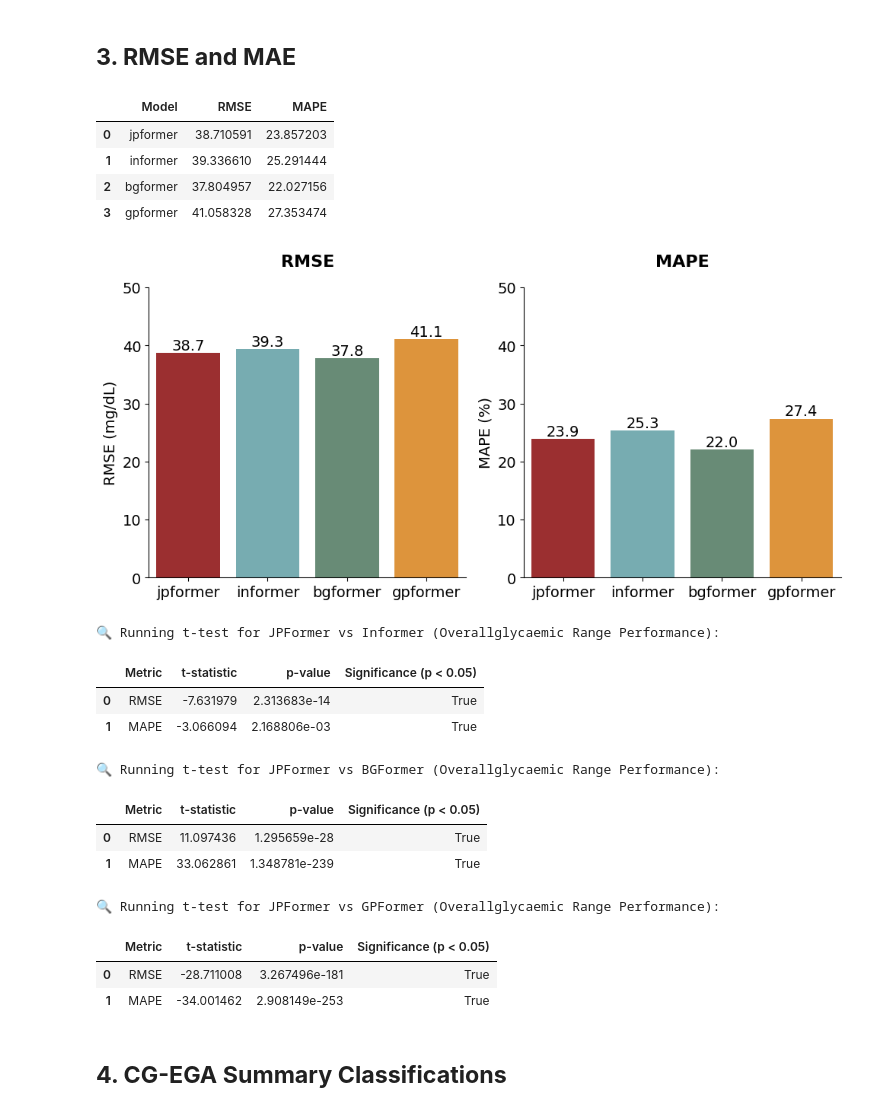
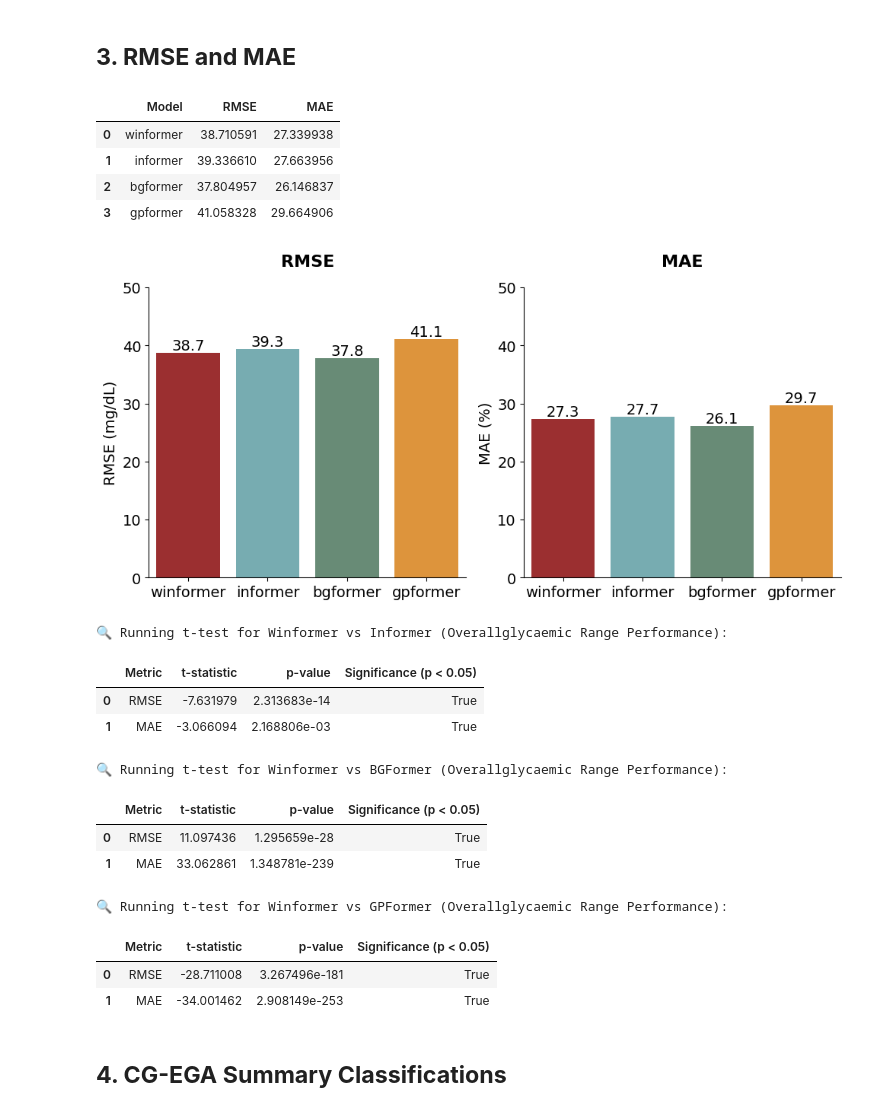
Before and after one commit to JosephPassant/Informer-Blood-Glucose-Prediction, a Jupyter notebook: evaluation/population_model_evaluation/evaluation_of_base_models_ohio_test_set.ipynb, the cells around one changed output. Saved outputs shown, nothing was run; the diff lists cells and outputs as text; code cells hidden in the pictures.

Commit message:
updated references of jpformer to winformer

```diff
--- a/evaluation/population_model_evaluation/evaluation_of_base_models_ohio_test_set.ipynb
+++ b/evaluation/population_model_evaluation/evaluation_of_base_models_ohio_test_set.ipynb
@@ -88,7 +88,7 @@ informer_full_results = pd.concat(informer_overall_dict.values(), ignore_index=T
 # %%
 """bgformer"""
 
-bgformer_dir = os.path.join(PROJECT_ROOT, "models/bgformer/ohiot1dm_ptid_evaluation")
+bgformer_dir = os.path.join(PROJECT_ROOT, "models/bgformer/bgformer_ohio_ptid_results")
 
 bgformer_overall_dict = {}
 
@@ -136,38 +136,40 @@ gpformer_full_results = pd.concat(gpformer_overall_dict.values(), ignore_index=T
 def calculate_rmse(true_glucose, predicted_glucose):
     return np.sqrt(np.mean((true_glucose - predicted_glucose) ** 2))
 
-jpformer_rmse = calculate_rmse(jpformer_full_results["true_glucose"], jpformer_full_results["predicted_glucose"])
+winformer_rmse = calculate_rmse(winformer_full_results["true_glucose"], winformer_full_results["predicted_glucose"])
 informer_rmse = calculate_rmse(informer_full_results["true_glucose"], informer_full_results["predicted_glucose"])
 bgformer_rmse = calculate_rmse(bgformer_full_results["true_glucose"], bgformer_full_results["predicted_glucose"])
 gpformer_rmse = calculate_rmse(gpformer_full_results["true_glucose"], gpformer_full_results["predicted_glucose"])
 # %%
-def mape(predictions, targets):
-    return np.mean(np.abs((predictions - targets) / targets)) * 100
 
-jpformer_mape = mape(jpformer_full_results["true_glucose"], jpformer_full_results["predicted_glucose"])
-informer_mape = mape(informer_full_results["true_glucose"], informer_full_results["predicted_glucose"])
-bgformer_mape = mape(bgformer_full_results["true_glucose"], bgformer_full_results["predicted_glucose"])
-gpformer_mape = mape(gpformer_full_results["true_glucose"], gpformer_full_results["predicted_glucose"])
+def mae(predictions, targets):
+    return np.mean(np.abs(predictions - targets))
+
+
+winformer_mae = mae(winformer_full_results["true_glucose"], winformer_full_results["predicted_glucose"])
+informer_mae = mae(informer_full_results["true_glucose"], informer_full_results["predicted_glucose"])
+bgformer_mae = mae(bgformer_full_results["true_glucose"], bgformer_full_results["predicted_glucose"])
+gpformer_mae = mae(gpformer_full_results["true_glucose"], gpformer_full_results["predicted_glucose"])
 # %%
 rmse_mae_table = pd.DataFrame({
-    "Model": ["jpformer", "informer", "bgformer", "gpformer"],
-    "RMSE": [jpformer_rmse, informer_rmse, bgformer_rmse, gpformer_rmse],
-    "MAPE": [jpformer_mape, informer_mape, bgformer_mape, gpformer_mape]
+    "Model": ["winformer", "informer", "bgformer", "gpformer"],
+    "RMSE": [winformer_rmse, informer_rmse, bgformer_rmse, gpformer_rmse],
+    "MAE": [winformer_mae, informer_mae, bgformer_mae, gpformer_mae]
 })
 
 rmse_mae_table
 # %% [output]
-|  | Model | RMSE | MAPE |
-| 0 | jpformer | 38.710591 | 23.857203 |
-| 1 | informer | 39.336610 | 25.291444 |
-| 2 | bgformer | 37.804957 | 22.027156 |
-| 3 | gpformer | 41.058328 | 27.353474 |
+|  | Model | RMSE | MAE |
+| 0 | winformer | 38.710591 | 27.339938 |
+| 1 | informer | 39.336610 | 27.663956 |
+| 2 | bgformer | 37.804957 | 26.146837 |
+| 3 | gpformer | 41.058328 | 29.664906 |
 # %%
 # Plot comparison column chart for RMSE and MAE and display in a 2x1 grid
 fig, axs = plt.subplots(1, 2, figsize=(10, 5))
 
 # Define custom colors for the models
-model1_color = (173 / 255, 29 / 255, 30 / 255)  # JPFormer
+model1_color = (173 / 255, 29 / 255, 30 / 255)  # winformer
 model2_color = (110 / 255, 180 / 255, 186 / 255)  # Informer
 model3_color = (98 / 255, 145 / 255, 117 / 255)  # BGFormer
 model4_color = (248 / 255, 151 / 255, 33 / 255)  # GPFormer
@@ -189,37 +191,37 @@ axs[0].set_ylabel('RMSE (mg/dL)', fontsize=14)
 axs[0].set_xlabel('')  # Remove x-axis label
 
 # Plot MAPE
 sns.barplot(
     x='Model',
-    y='MAPE',
+    y='MAE',
     data=rmse_mae_table,
     ax=axs[1],
     hue='Model',
     palette=palette,
     legend=False
 )
-axs[1].set_title('MAPE', fontsize=16, fontweight='bold', pad=20)
-axs[1].set_ylabel('MAPE (%)', fontsize=14)
+axs[1].set_title('MAE', fontsize=16, fontweight='bold', pad=20)
+axs[1].set_ylabel('MAE (%)', fontsize=14)
 axs[1].set_xlabel('')  # Remove x-axis label
 
 # Set y-axis limits and add data labels
 for ax in axs:
     ax.set_ylim(0, 50)  # Adjusted to better fit the data range
     # Make tick labels larger
     ax.tick_params(axis='both', labelsize=14)
     # Add data labels
     for p in ax.patches:
         ax.annotate(f"{p.get_height():.1f}",
                     (p.get_x() + p.get_width() / 2., p.get_height()),
                     ha='center', va='bottom', fontsize=14)
     # Remove top and right borders
     sns.despine(ax=ax)
 
 plt.tight_layout()
 plt.subplots_adjust(top=0.85)  # Adjust to make room for the title
 plt.show()
 # %% [output]
-[figure, old version]
+[figure, new version]
 # %%
 def return_ttests(no_fe_model, fe_model, glycemic_region, model1_name="Model w/o FE", model2_name="Model w/ FE"):
     print(
@@ -272,41 +274,41 @@ def return_ttests(no_fe_model, fe_model, glycemic_region, model1_name="Model w/o
     return results
 # %%
 informer_ttests = return_ttests(
-    jpformer_full_results,
+    winformer_full_results,
     informer_full_results,
     glycemic_region="overall",
-    model1_name="JPFormer",
+    model1_name="Winformer",
     model2_name="Informer"
 )
 
 bgformer_ttests = return_ttests(
-    jpformer_full_results,
+    winformer_full_results,
     bgformer_full_results,
     glycemic_region="overall",
-    model1_name="JPFormer",
+    model1_name="Winformer",
     model2_name="BGFormer"
 )
 
 gpformer_ttests = return_ttests(
-    jpformer_full_results,
+    winformer_full_results,
     gpformer_full_results,
     glycemic_region="overall",
-    model1_name="JPFormer",
+    model1_name="Winformer",
     model2_name="GPFormer"
 )
 # %% [output]
-🔍 Running t-test for JPFormer vs Informer (Overallglycaemic Range Performance):
+🔍 Running t-test for Winformer vs Informer (Overallglycaemic Range Performance):
 |  | Metric | t-statistic | p-value | Significance (p < 0.05) |
 | 0 | RMSE | -7.631979 | 2.313683e-14 | True |
-| 1 | MAPE | -3.066094 | 2.168806e-03 | True |
+| 1 | MAE | -3.066094 | 2.168806e-03 | True |
-🔍 Running t-test for JPFormer vs BGFormer (Overallglycaemic Range Performance):
+🔍 Running t-test for Winformer vs BGFormer (Overallglycaemic Range Performance):
 |  | Metric | t-statistic | p-value | Significance (p < 0.05) |
 | 0 | RMSE | 11.097436 | 1.295659e-28 | True |
-| 1 | MAPE | 33.062861 | 1.348781e-239 | True |
+| 1 | MAE | 33.062861 | 1.348781e-239 | True |
-🔍 Running t-test for JPFormer vs GPFormer (Overallglycaemic Range Performance):
+🔍 Running t-test for Winformer vs GPFormer (Overallglycaemic Range Performance):
 |  | Metric | t-statistic | p-value | Significance (p < 0.05) |
 | 0 | RMSE | -28.711008 | 3.267496e-181 | True |
-| 1 | MAPE | -34.001462 | 2.908149e-253 | True |
+| 1 | MAE | -34.001462 | 2.908149e-253 | True |
 # %% [markdown]
 ## **4. CG-EGA Summary Classifications**
 # %%
```
Also changed, not shown: parts of 16 cells of this notebook.
